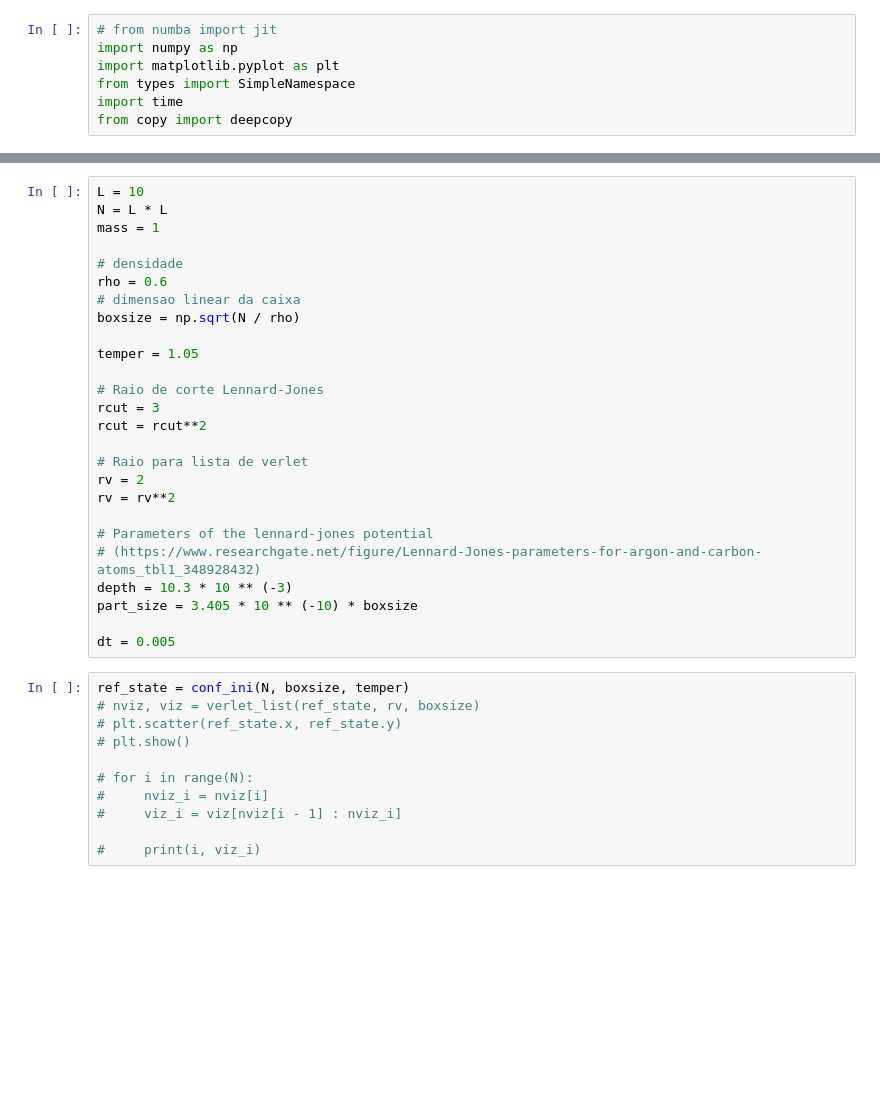
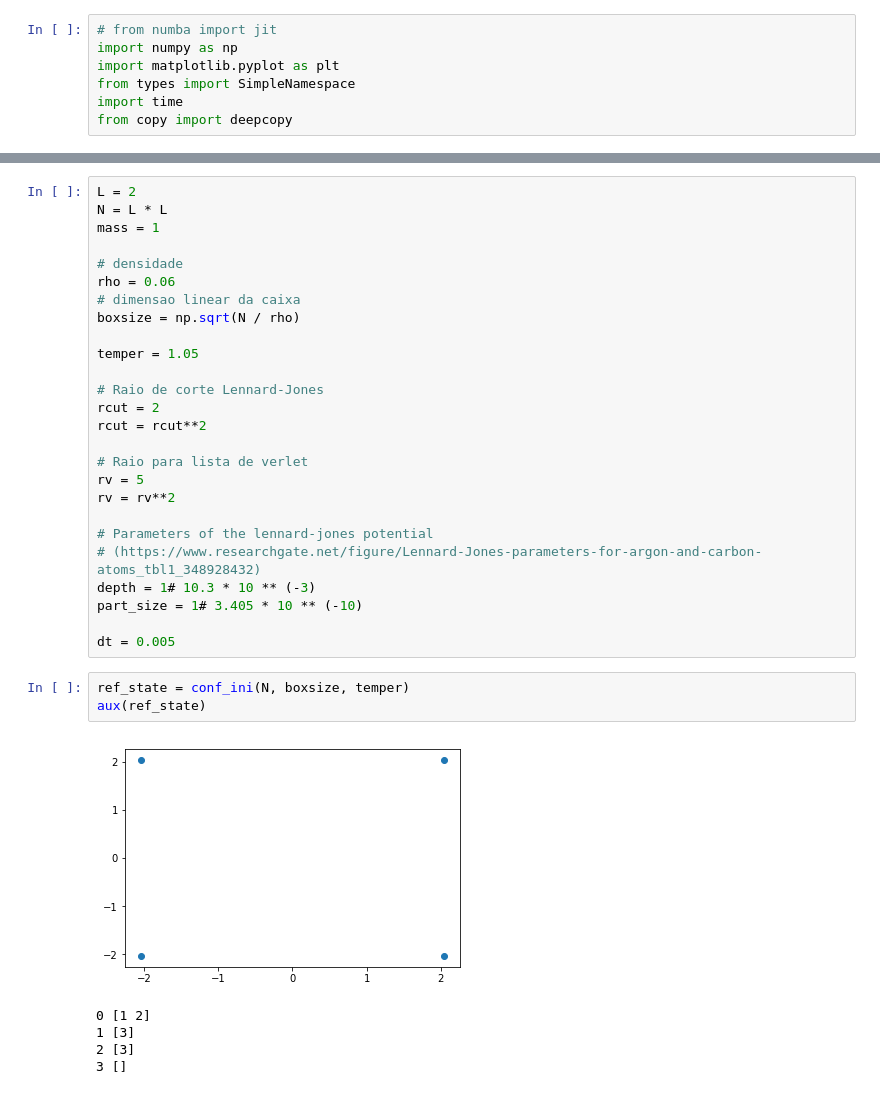
Before and after one commit to zluipaiva/dinamica-molecular, a Jupyter notebook: main.ipynb, the cells around one changed output, grey strips where cells are left out. Drawn from its saved outputs; the diff is of its cells as text; blank space fills up the shorter version.

```diff
--- a/main.ipynb
+++ b/main.ipynb
@@ -231,39 +247,37 @@ def plot_dev_over_time(dev_over_time):
 # %%
-L = 10
+L = 2
 N = L * L
 mass = 1
 
 # densidade
-rho = 0.6
+rho = 0.06
 # dimensao linear da caixa
 boxsize = np.sqrt(N / rho)
 
 temper = 1.05
 
 # Raio de corte Lennard-Jones
-rcut = 3
+rcut = 2
 rcut = rcut**2
 
 # Raio para lista de verlet
-rv = 2
+rv = 5
 rv = rv**2
 
 # Parameters of the lennard-jones potential
 # (https://www.researchgate.net/figure/Lennard-Jones-parameters-for-argon-and-carbon-atoms_tbl1_348928432)
-depth = 10.3 * 10 ** (-3)
-part_size = 3.405 * 10 ** (-10) * boxsize
+depth = 1# 10.3 * 10 ** (-3)
+part_size = 1# 3.405 * 10 ** (-10)
 
 dt = 0.005
-# %%
-ref_state = conf_ini(N, boxsize, temper)
-# nviz, viz = verlet_list(ref_state, rv, boxsize)
-# plt.scatter(ref_state.x, ref_state.y)
-# plt.show()
-
-# for i in range(N):
-#     nviz_i = nviz[i]
-#     viz_i = viz[nviz[i - 1] : nviz_i]
-
-#     print(i, viz_i)
+# %%
+ref_state = conf_ini(N, boxsize, temper)
+aux(ref_state)
+# %% [output]
+[figure, added]
+0 [1 2]
+1 [3]
+2 [3]
+3 []
 # %%
 pert_state = perturbate(ref_state, part_size, 10 ** (-3), boxsize)
```
Also changed, not shown: parts of 3 cells of this notebook.
